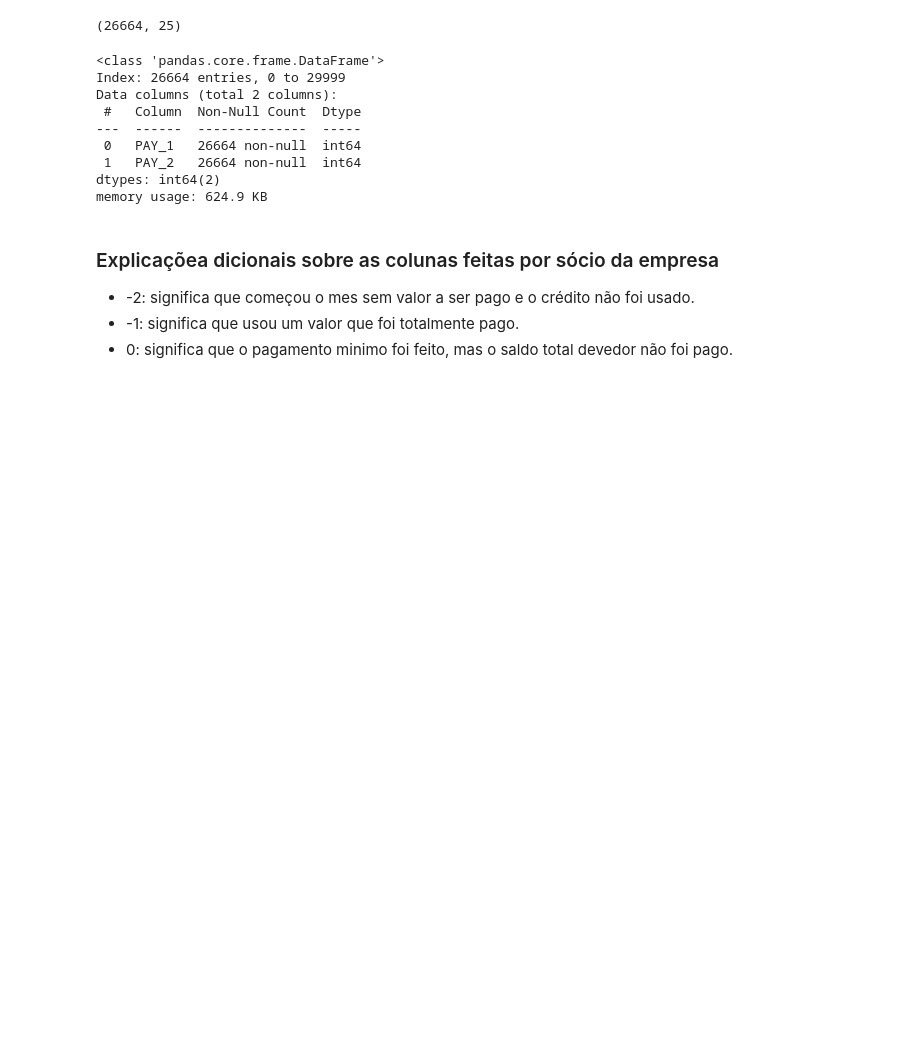
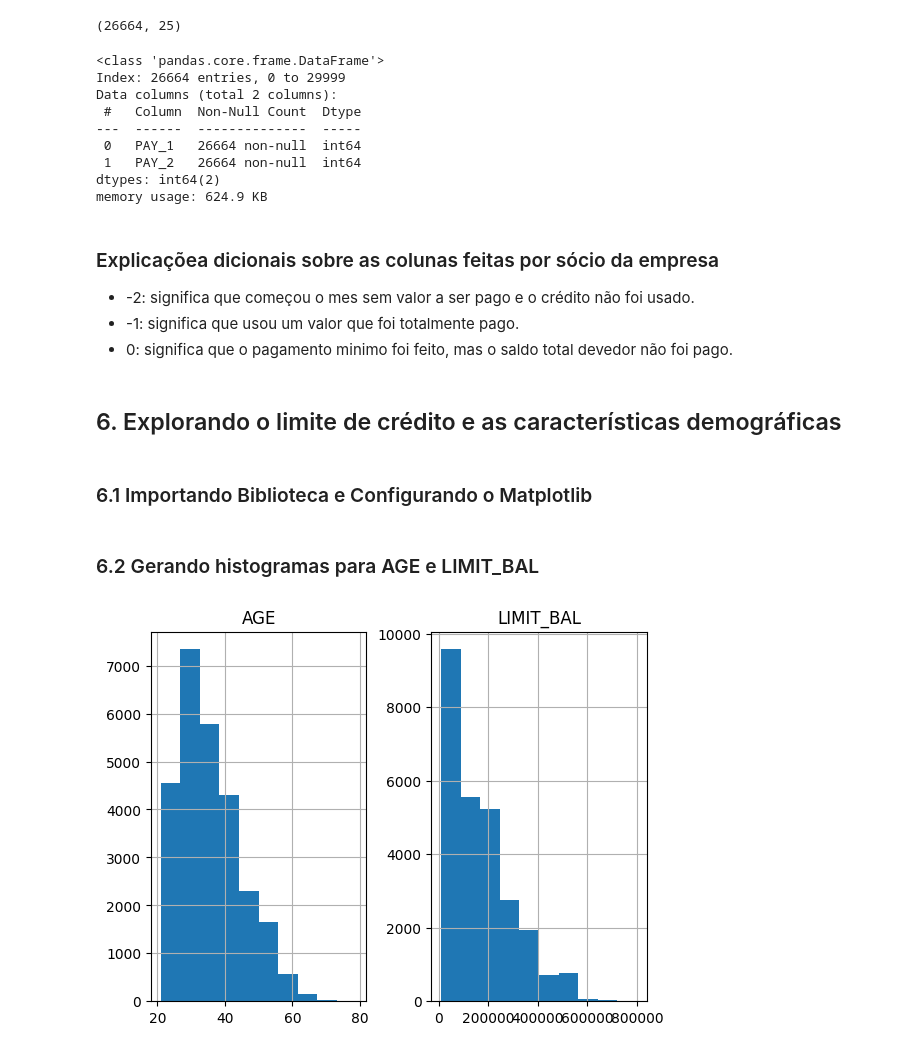
Before and after one commit to italo-mgl/Ciencias_de_Dados_Projetos, a Jupyter notebook: inadimplência de clientes de cartão de crédito/Exercicios/Predicaoo-bons-pagadores-de-credito.ipynb, the cells around one changed output. Cells and saved outputs as stored; diff of their text form; code cells hidden in the pictures; blank space fills up the shorter version.

```diff
--- a/inadimplência de clientes de cartão de crédito/Exercicios/Predicaoo-bons-pagadores-de-credito.ipynb
+++ b/inadimplência de clientes de cartão de crédito/Exercicios/Predicaoo-bons-pagadores-de-credito.ipynb
@@ -252,3 +252,7 @@ memory usage: 624.9 KB
 * -2: significa que começou o mes sem valor a ser pago e o crédito não foi usado.
 * -1: significa que usou um valor que foi totalmente pago.
 *  0: significa que o pagamento minimo foi feito, mas o saldo total devedor não foi pago.
+# %% [markdown]
+## 6. Explorando o limite de crédito e as características demográficas
+# %% [markdown]
+### 6.1 Importando Biblioteca e Configurando o Matplotlib
@@ -254,0 +263,6 @@ memory usage: 624.9 KB
+# %% [markdown]
+### 6.2 Gerando histogramas para AGE e LIMIT_BAL
+# %%
+df_clean_2[['AGE', 'LIMIT_BAL']].hist();
+# %% [output]
+[figure, added]
```
Also changed, not shown: parts of 12 cells of this notebook.
